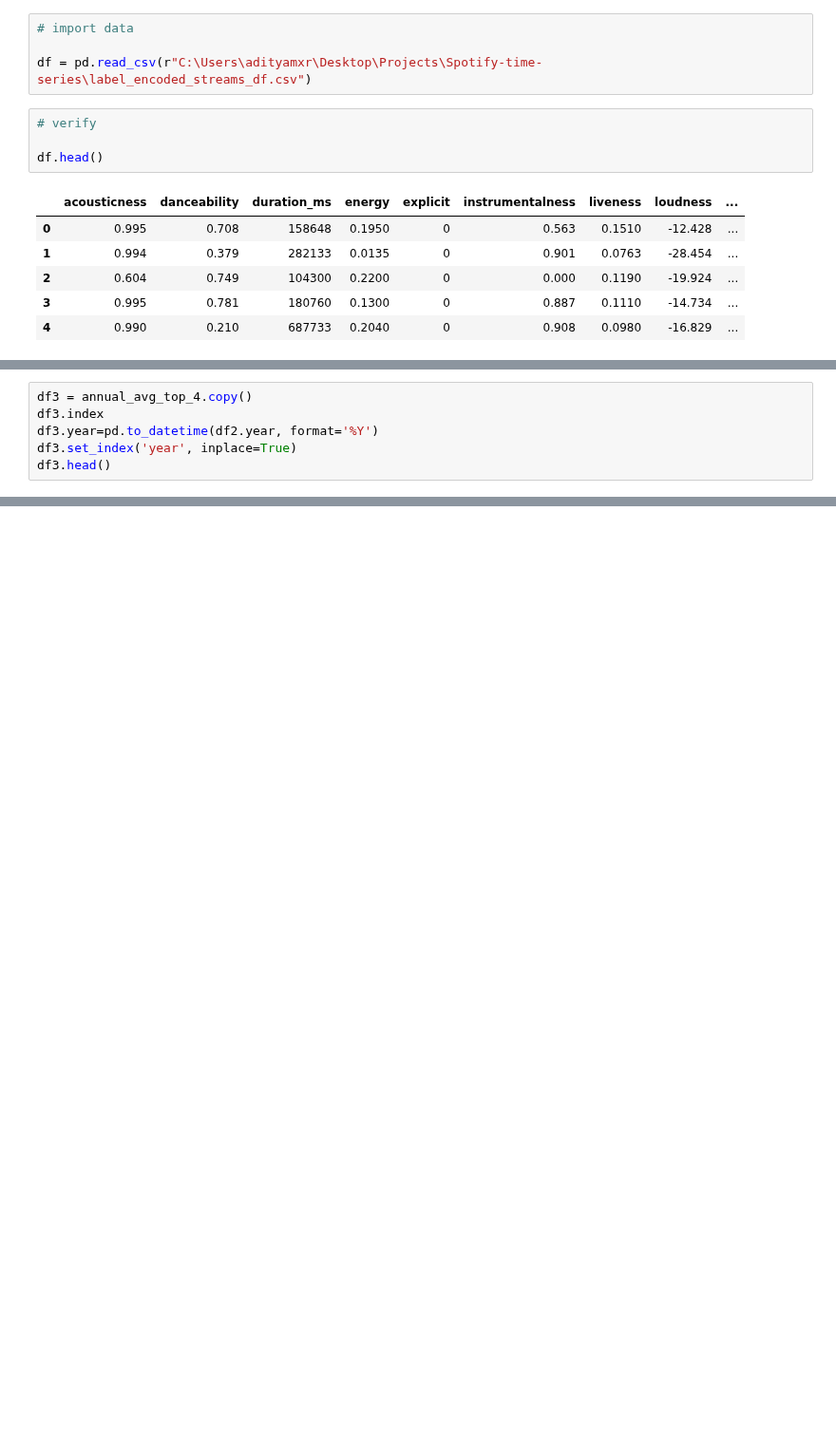
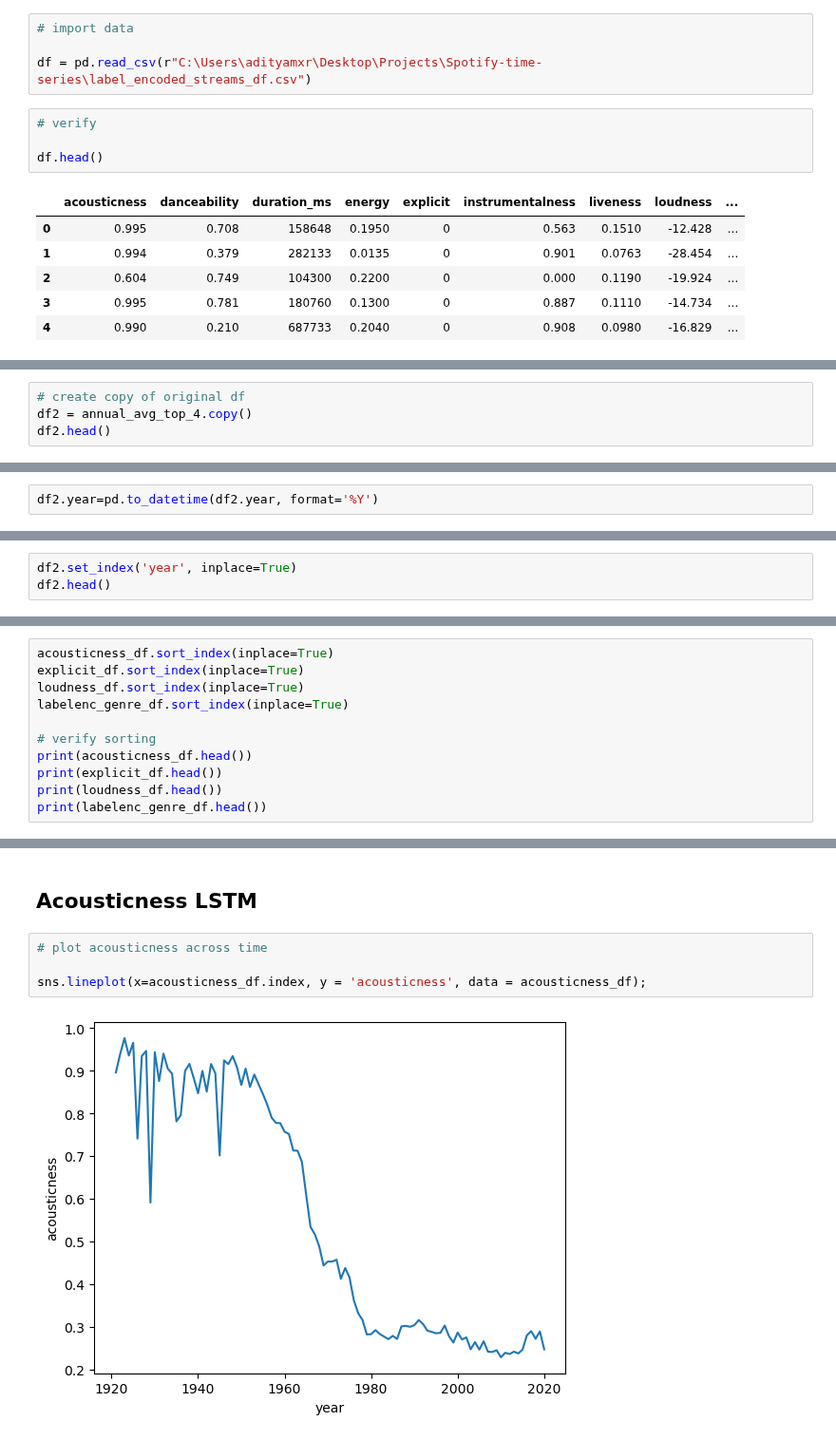
Before and after one commit to moraditya/spotify-time-series, a Jupyter notebook: models/spotify-LSTM.ipynb, the cells around one changed output, grey strips where cells are left out. Shown at 95% size. Saved outputs shown, nothing was run; the diff lists cells and outputs as text; blank space fills up the shorter version.

```diff
--- a/models/spotify-LSTM.ipynb
+++ b/models/spotify-LSTM.ipynb
@@ -38,3 +55,7 @@ annual_avg_top_4.head()
 | 2 | 1923 | 0.976329 | 0.000000 | -14.373882 | 304.301775 |
 | 3 | 1924 | 0.935575 | 0.000000 | -14.202304 | 350.063291 |
 | 4 | 1925 | 0.965422 | 0.000000 | -14.516707 | 354.342205 |
+# %%
+# create copy of original df
+df2 = annual_avg_top_4.copy()
+df2.head()
@@ -41,6 +69,2 @@ annual_avg_top_4.head()
 # %%
-df3 = annual_avg_top_4.copy()
-df3.index
-df3.year=pd.to_datetime(df2.year, format='%Y')
-df3.set_index('year', inplace=True)
-df3.head()
+df2.year=pd.to_datetime(df2.year, format='%Y')
@@ -54,0 +86,3 @@ df3.head()
+# %%
+df2.set_index('year', inplace=True)
+df2.head()
@@ -85,0 +126,11 @@ print(labelenc_genre_df.head())
+# %%
+acousticness_df.sort_index(inplace=True)
+explicit_df.sort_index(inplace=True)
+loudness_df.sort_index(inplace=True)
+labelenc_genre_df.sort_index(inplace=True)
+
+# verify sorting
+print(acousticness_df.head())
+print(explicit_df.head())
+print(loudness_df.head())
+print(labelenc_genre_df.head())
@@ -85,0 +155,8 @@ print(labelenc_genre_df.head())
+# %% [markdown]
+## Acousticness LSTM
+# %%
+# plot acousticness across time
+
+sns.lineplot(x=acousticness_df.index, y = 'acousticness', data = acousticness_df);
+# %% [output]
+[figure, added]
```
Also changed, not shown: parts of 12 cells of this notebook.
